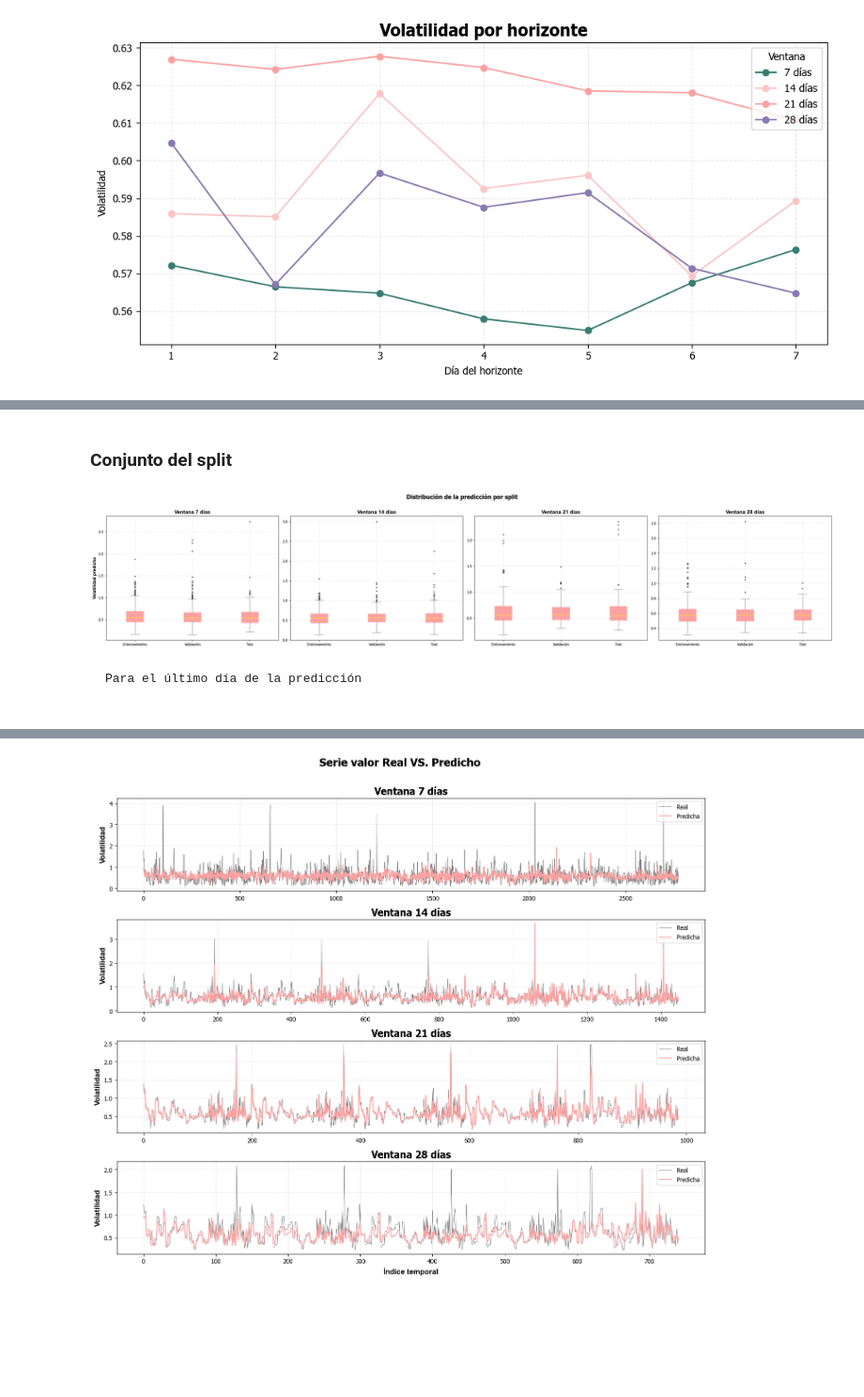
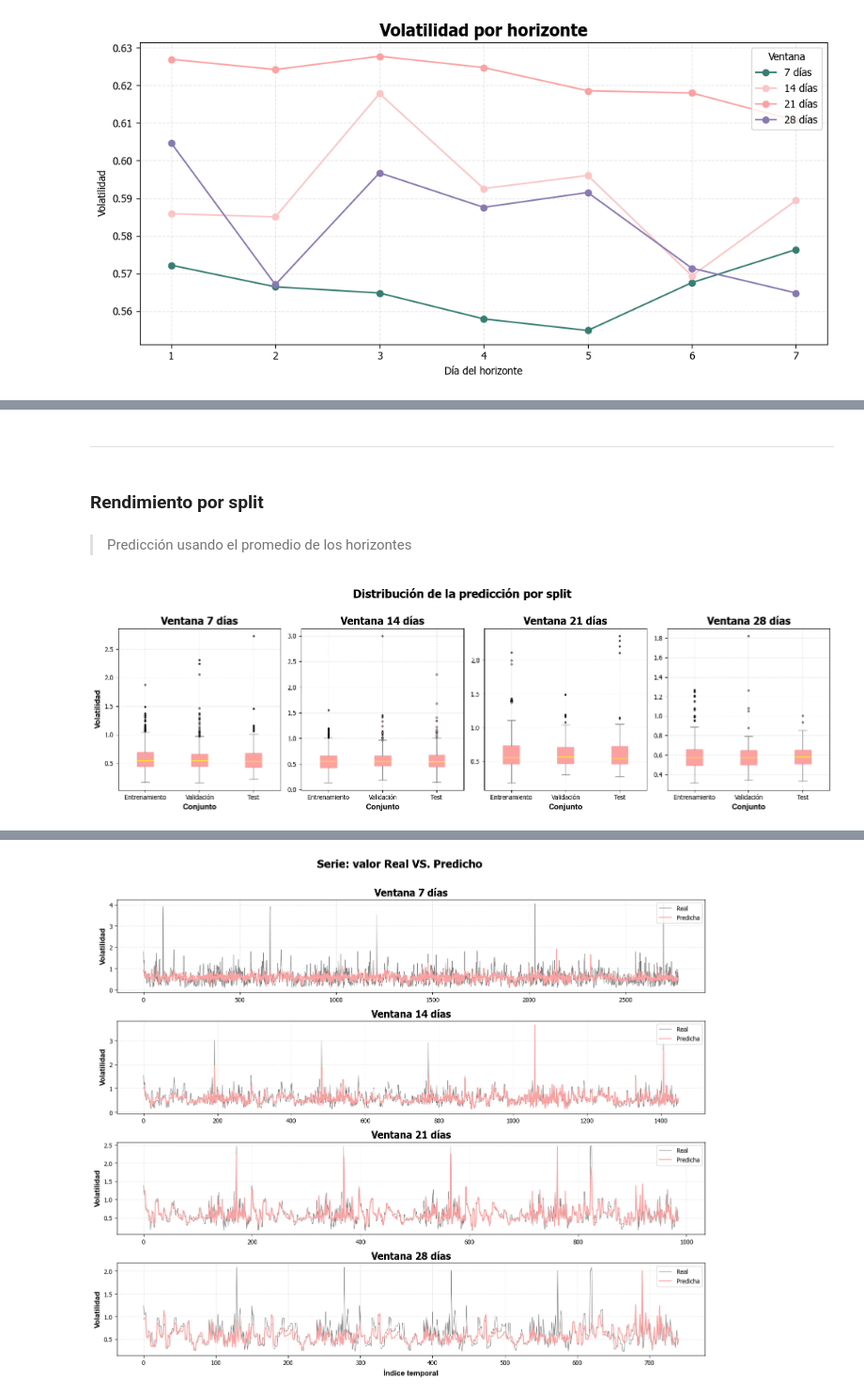
Before and after one commit to Darally06/Predictor_VOL_BTC, a Jupyter notebook: notebooks/3_modelo.ipynb, the cells around one changed output, grey strips where cells are left out. Shown at 94% size. Saved outputs shown, nothing was run; the diff lists cells and outputs as text; code cells hidden in the pictures; blank space fills up the shorter version.

````diff
--- a/notebooks/3_modelo.ipynb
+++ b/notebooks/3_modelo.ipynb
@@ -340,7 +388,7 @@ plt.show()
 # [Gráfico] Predicción de volatilidad de cada horizonte por ventana por conjunto
 
 num_WINDOW_SIZES = len(WINDOW_SIZES)
-fig, axes = plt.subplots(nrows=1, ncols=num_WINDOW_SIZES, figsize=(7*len(WINDOW_SIZES), 6), sharey=True)
+fig, axes = plt.subplots(nrows=1, ncols=num_WINDOW_SIZES, figsize=(16,5), sharey=True)
 
 for i, ventana in enumerate(WINDOW_SIZES):
 
@@ -379,7 +427,7 @@ for i, ventana in enumerate(WINDOW_SIZES):
 
 handles, labels = axes[0].get_legend_handles_labels()
 fig.legend(handles, labels, title='Conjunto')
-fig.suptitle('Volatilidad predicha por horizonte en cada ventana', fontsize=20, fontweight='bold', fontname='Tahoma')
+fig.suptitle('Volatilidad predicha por horizonte en cada split', fontsize=18, fontweight='bold', fontname='Tahoma')
 plt.tight_layout(rect=[0, 0, 1, 0.97])
 plt.savefig(f"figs/Predicted_{objetivo}_each_horizont_by_window_by_conjunto.png", dpi=300, bbox_inches="tight")
 plt.show()
@@ -388,9 +442,13 @@ plt.show()
+# %% [markdown]
+_____________
 # %% [markdown]
-### Conjunto del split
+### Rendimiento por split
+# %% [markdown]
+> Predicción usando el promedio de los horizontes
 # %%
 # [Gráfico] Volatilidad por ventana por split
 
-fig, axes = plt.subplots(ncols=len(WINDOW_SIZES), nrows=1, figsize=(7 * len(WINDOW_SIZES), 6))
+fig, axes = plt.subplots(ncols=len(WINDOW_SIZES), nrows=1, figsize=(16,5))
 
 # Si solo hay una ventana, axes no es iterable
 if len(WINDOW_SIZES) == 1:
@@ -400,39 +458,36 @@ for i, ventana in enumerate(WINDOW_SIZES):
     folds = results[ventana]["folds"]
 
     # Acumuladores
     train_avg = []
     val_avg = []
     test_avg = []
 
     for fr in folds:
         train_avg.extend(np.mean(fr['yhat_train'], axis=1))
         val_avg.extend(np.mean(fr['yhat_val'], axis=1))
         test_avg.extend(np.mean(fr['yhat_test'], axis=1))
 
     # Preparar datos para boxplot
     data = [train_avg, val_avg, test_avg]
     etiquetas = ['Entrenamiento', 'Validación', 'Test']
 
     # Graficar en subplot correspondiente
     ax = axes[i]
-    ax.boxplot(data, labels=etiquetas, patch_artist=True,
+    ax.boxplot(data, tick_labels=etiquetas, patch_artist=True,
                boxprops=dict(facecolor='#FBA1A1', color='#FBA1A1'),
                medianprops=dict(color='yellow'),
                whiskerprops=dict(color='gray'),
                capprops=dict(color='gray'),
                flierprops=dict(marker='o', markerfacecolor='pink', markersize=2))
 
-    ax.set_title(f'Ventana {ventana} días',
-                 fontsize=14, fontweight='bold', fontname='Arial')
+    ax.set_title(f'Ventana {ventana} días')
     if i == 0:
-        ax.set_ylabel('Volatilidad predicha', fontsize=12, fontweight='bold', fontname='Arial')
+        ax.set_ylabel('Volatilidad', fontsize=12, fontweight='bold', fontname='Arial')
+    ax.set_xlabel('Conjunto', fontsize=12, fontweight='bold', fontname='Arial')
     ax.grid(True, linestyle='--', alpha=0.3)
-fig.suptitle('Distribución de la predicción por split', fontsize=16, fontweight='bold', fontname='Tahoma')
+fig.suptitle('Distribución de la predicción por split', fontsize=18, fontweight='bold', fontname='Tahoma')
 plt.tight_layout(rect=[0, 0, 1, 0.97])
 plt.savefig(f"figs/Dist_{objetivo}_each_split_by_window.png", dpi=300, bbox_inches="tight")
 plt.show()
 # %% [output]
-[figure, old version]
+[figure, new version]
-# %% [markdown]
-```{note}
-Para el último día de la predicción
````
Also changed, not shown: parts of 36 cells of this notebook, 11 other files.
